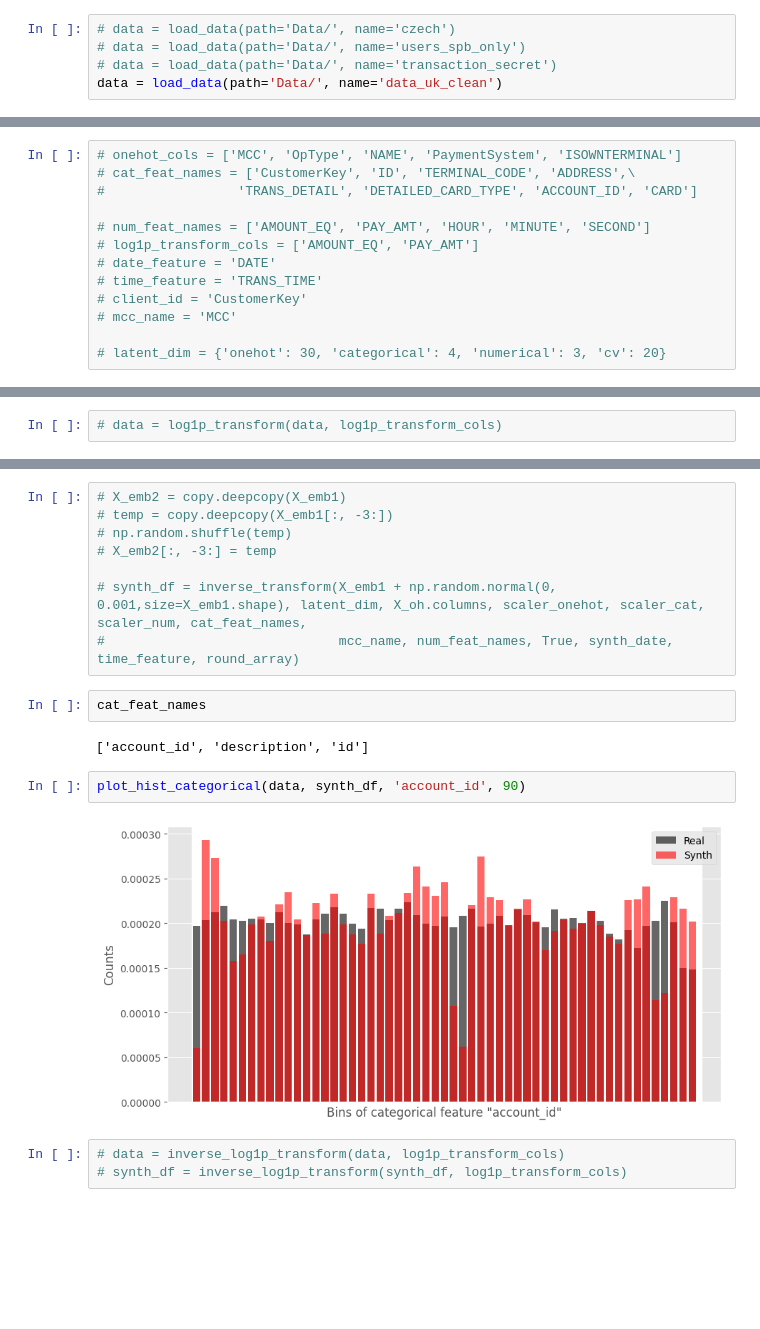
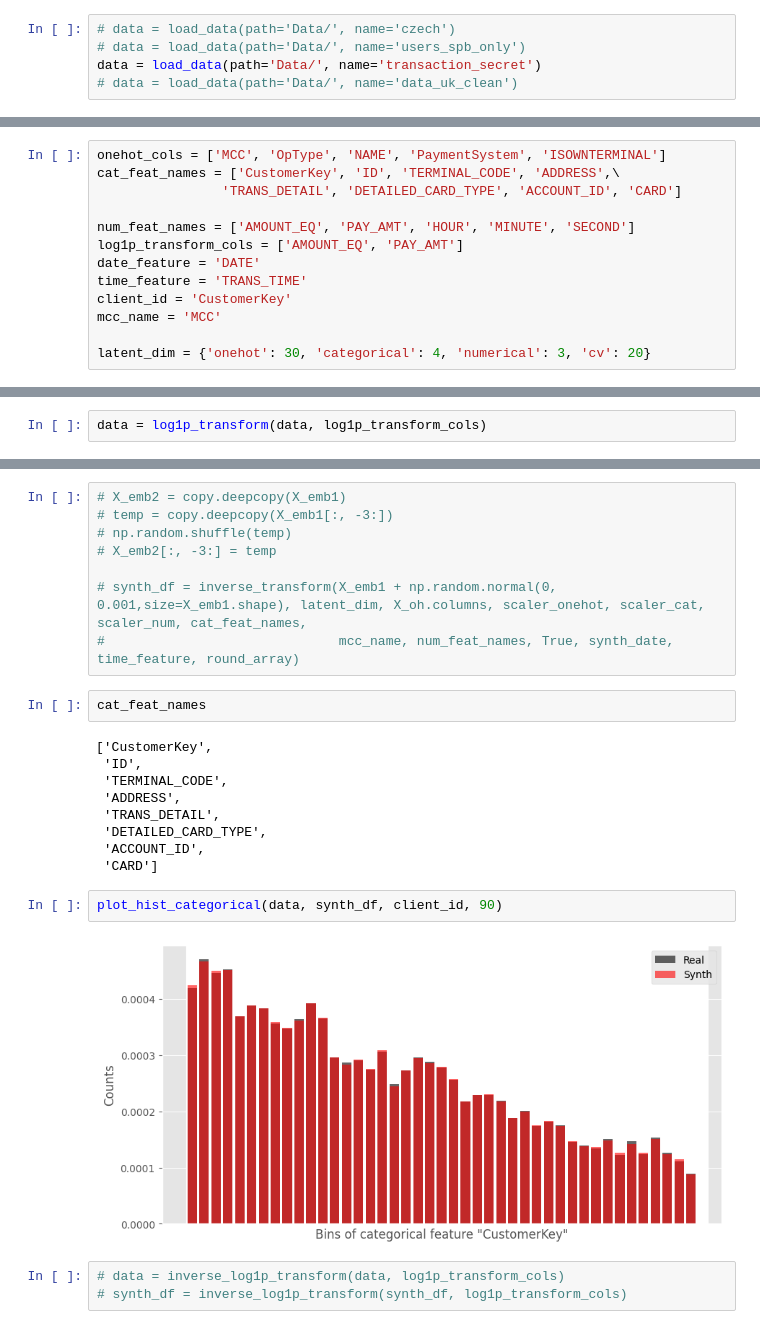
Before and after one commit to kirillzx/TRGAN, a Jupyter notebook: TRGAN_V2_train.ipynb, the cells around one changed output, grey strips where cells are left out. Cells and saved outputs as stored; diff of their text form; blank space fills up the shorter version.

```diff
--- a/TRGAN_V2_train.ipynb
+++ b/TRGAN_V2_train.ipynb
@@ -48,8 +48,8 @@ DEVICE = torch.device('cuda:0' if torch.cuda.is_available() else 'cpu')
 # %%
 # data = load_data(path='Data/', name='czech')
 # data = load_data(path='Data/', name='users_spb_only')
-# data = load_data(path='Data/', name='transaction_secret')
-data = load_data(path='Data/', name='data_uk_clean')
+data = load_data(path='Data/', name='transaction_secret')
+# data = load_data(path='Data/', name='data_uk_clean')
 # %%
 data.head()
 # %% [output]
@@ -73,16 +73,16 @@ latent_dim = {'onehot': 20, 'categorical': 6, 'numerical': 6, 'cv': 20}
 # %%
-# onehot_cols = ['MCC', 'OpType', 'NAME', 'PaymentSystem', 'ISOWNTERMINAL']
-# cat_feat_names = ['CustomerKey', 'ID', 'TERMINAL_CODE', 'ADDRESS',\
-#                 'TRANS_DETAIL', 'DETAILED_CARD_TYPE', 'ACCOUNT_ID', 'CARD']
+onehot_cols = ['MCC', 'OpType', 'NAME', 'PaymentSystem', 'ISOWNTERMINAL']
+cat_feat_names = ['CustomerKey', 'ID', 'TERMINAL_CODE', 'ADDRESS',\
+                'TRANS_DETAIL', 'DETAILED_CARD_TYPE', 'ACCOUNT_ID', 'CARD']
 
-# num_feat_names = ['AMOUNT_EQ', 'PAY_AMT', 'HOUR', 'MINUTE', 'SECOND']
-# log1p_transform_cols = ['AMOUNT_EQ', 'PAY_AMT']
-# date_feature = 'DATE'
-# time_feature = 'TRANS_TIME'
-# client_id = 'CustomerKey'
-# mcc_name = 'MCC'
+num_feat_names = ['AMOUNT_EQ', 'PAY_AMT', 'HOUR', 'MINUTE', 'SECOND']
+log1p_transform_cols = ['AMOUNT_EQ', 'PAY_AMT']
+date_feature = 'DATE'
+time_feature = 'TRANS_TIME'
+client_id = 'CustomerKey'
+mcc_name = 'MCC'
 
-# latent_dim = {'onehot': 30, 'categorical': 4, 'numerical': 3, 'cv': 20}
+latent_dim = {'onehot': 30, 'categorical': 4, 'numerical': 3, 'cv': 20}
 # %%
 # onehot_cols = ['shop']
 # cat_feat_names = ['TRANS_DETAIL', 'customer']
@@ -119,7 +119,7 @@ latent_dim = {'onehot': 20, 'categorical': 6, 'numerical': 6, 'cv': 20}
 # plt.hist(inverse_prob_int_transform(s, scaler_cat['scaler_01'])[:, 6], bins=60)
 # plt.show()
 # %%
-# data = log1p_transform(data, log1p_transform_cols)
+data = log1p_transform(data, log1p_transform_cols)
 # %%
 %%time
 
@@ -188,11 +175,18 @@ synth_df.head()
 # %%
 cat_feat_names
 # %% [output]
-['account_id', 'description', 'id']
+['CustomerKey',
+ 'ID',
+ 'TERMINAL_CODE',
+ 'ADDRESS',
+ 'TRANS_DETAIL',
+ 'DETAILED_CARD_TYPE',
+ 'ACCOUNT_ID',
+ 'CARD']
 # %%
-plot_hist_categorical(data, synth_df, 'account_id', 90)
+plot_hist_categorical(data, synth_df, client_id, 90)
 # %% [output]
-[figure, old version]
+[figure, new version]
 # %%
 # data = inverse_log1p_transform(data, log1p_transform_cols)
 # synth_df = inverse_log1p_transform(synth_df, log1p_transform_cols)
```
Also changed, not shown: parts of 30 cells of this notebook.
